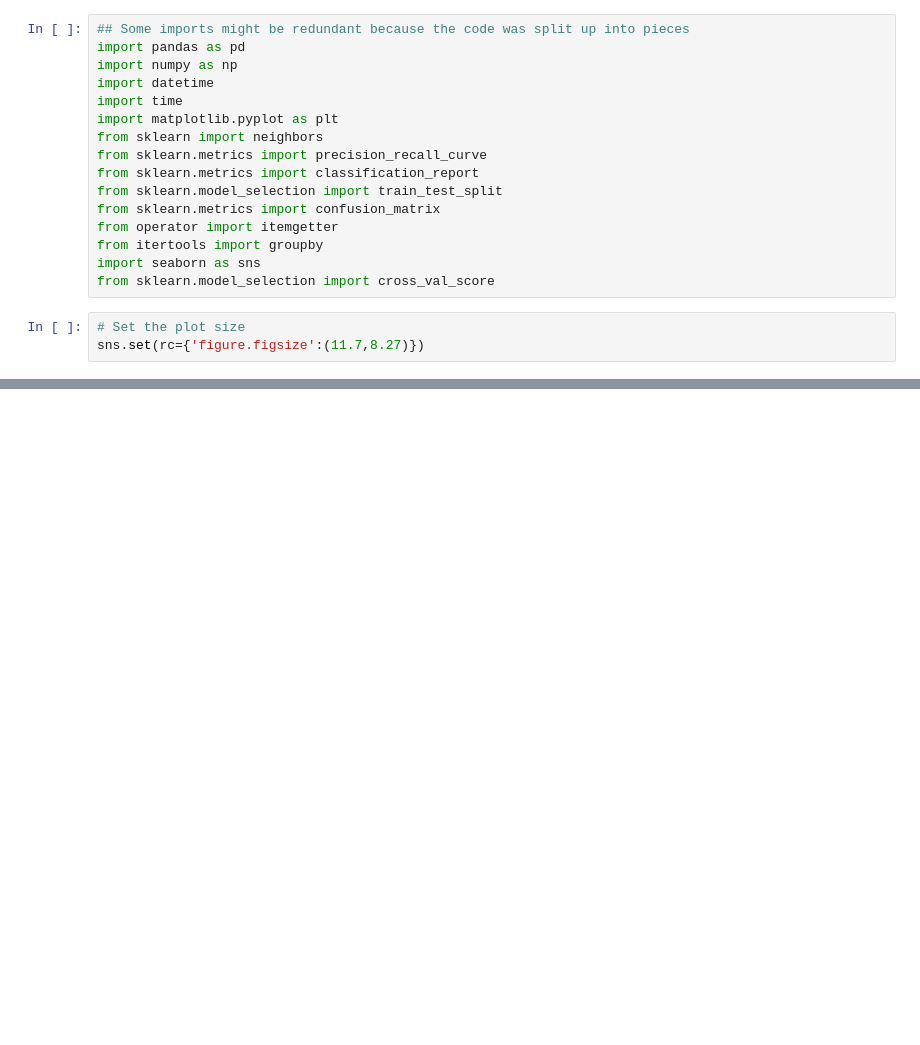
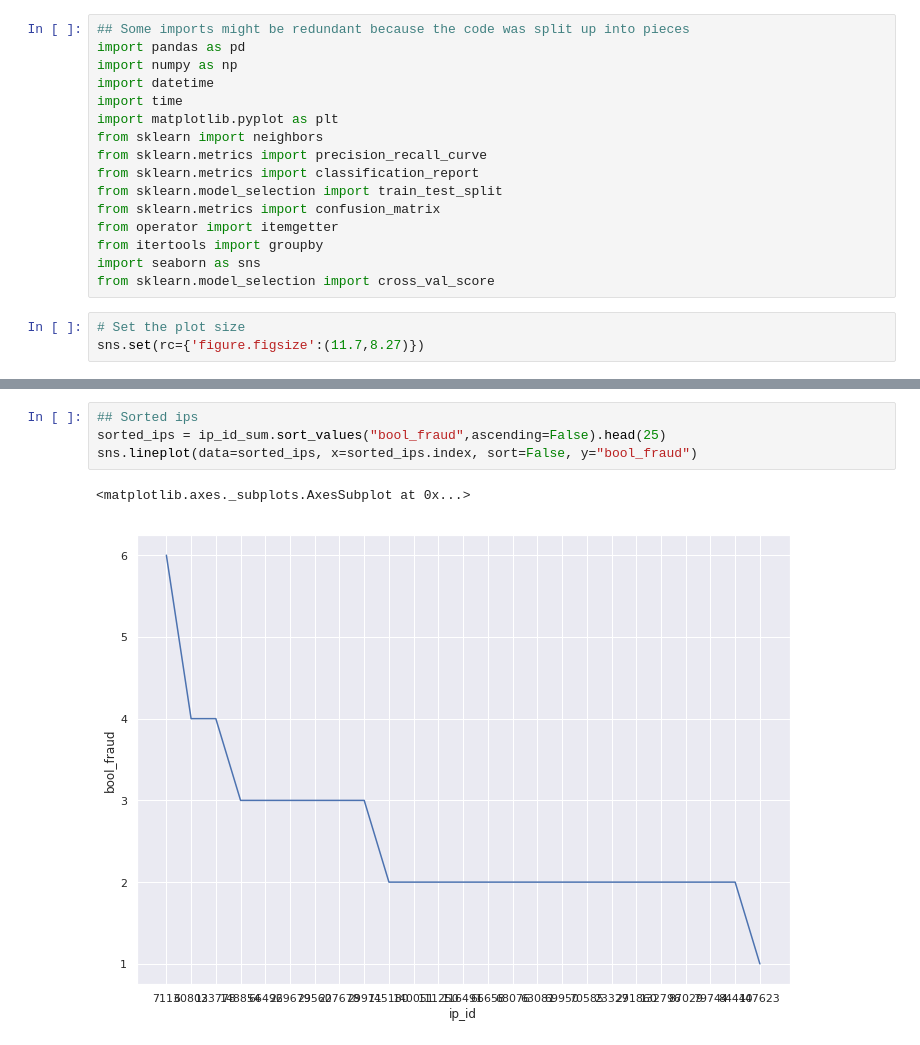
Before and after one commit to MartijnVermeulen96/CS4035-Labs, a Jupyter notebook: Lab1/Code/Visualization task.ipynb, the cells around one changed output, grey strips where cells are left out. Drawn from its saved outputs; the diff is of its cells as text; blank space fills up the shorter version.

```diff
--- a/Lab1/Code/Visualization task.ipynb
+++ b/Lab1/Code/Visualization task.ipynb
@@ -64,0 +80,7 @@ FileNotFoundError: [Errno 2] File b'data_for_student_case.csv' does not exist: b
+# %%
+## Sorted ips
+sorted_ips = ip_id_sum.sort_values("bool_fraud",ascending=False).head(25)
+sns.lineplot(data=sorted_ips, x=sorted_ips.index, sort=False, y="bool_fraud")
+# %% [output]
+<matplotlib.axes._subplots.AxesSubplot at 0x...>
+[figure, added]
```
Also changed, not shown: parts of 7 cells of this notebook, 3 other files.
